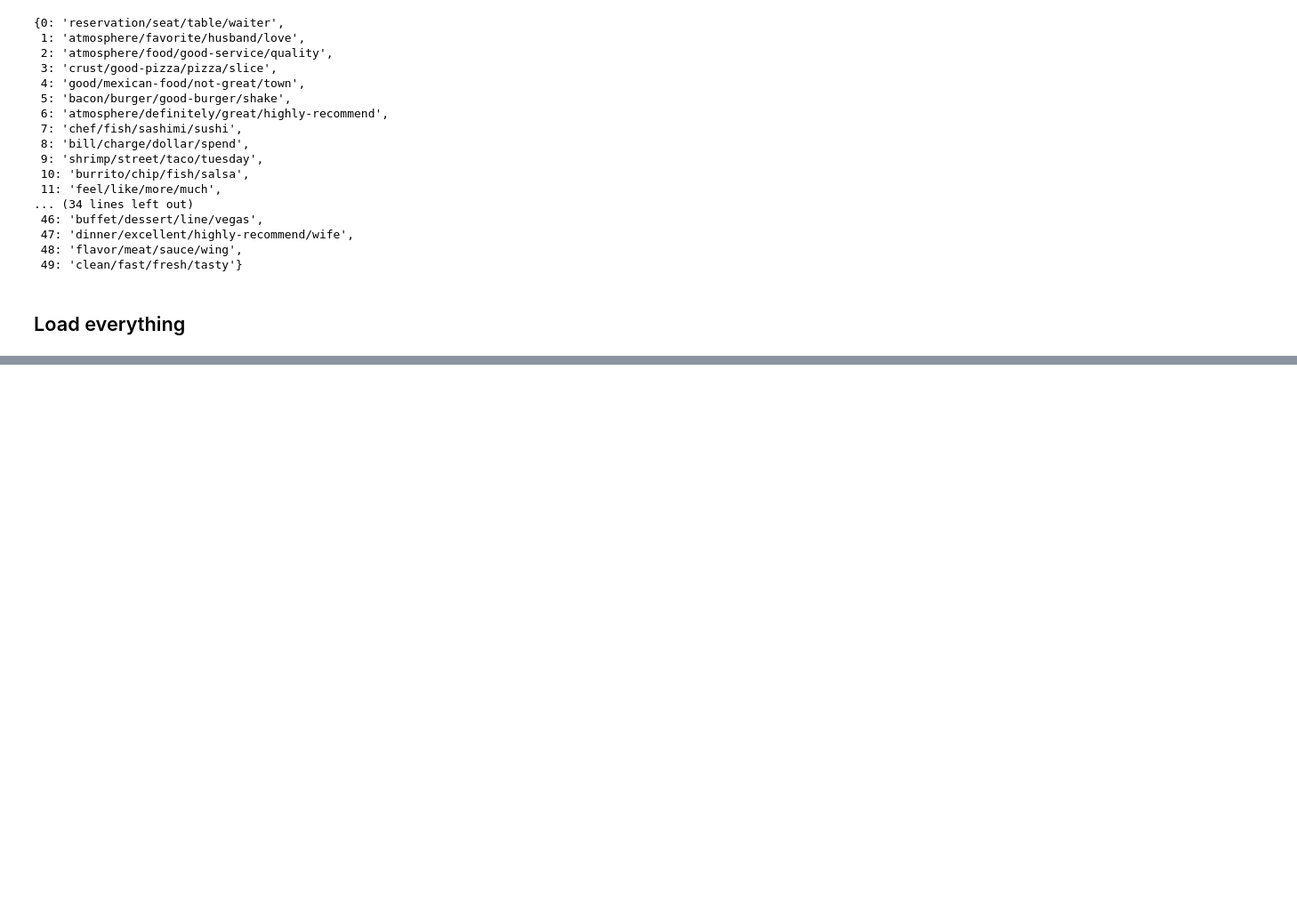
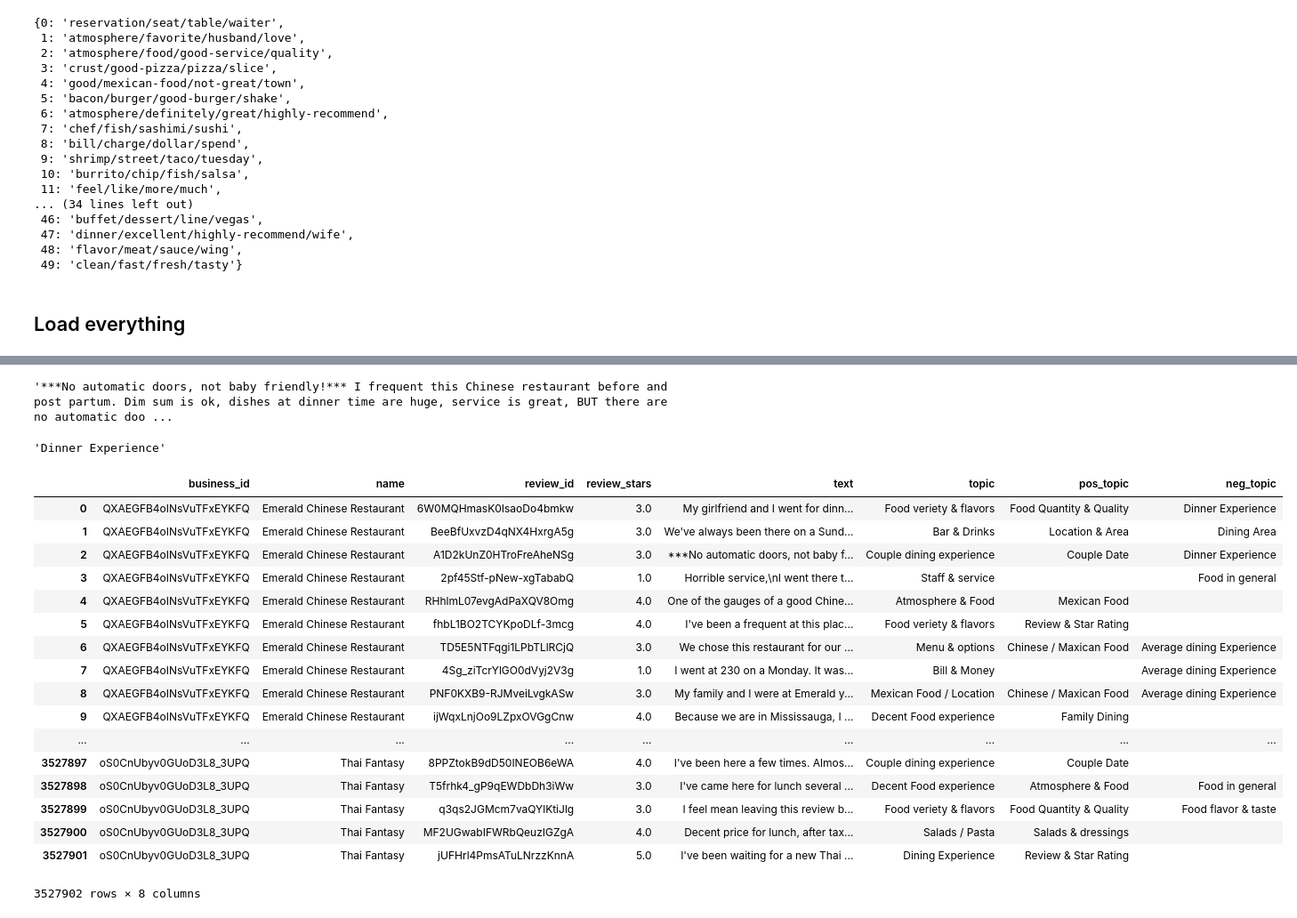
Before and after one commit to AsadBinImtiaz/CS410_UIUC, a Jupyter notebook: topic_mining.ipynb, the cells around one changed output, grey strips where cells are left out. Shown at 89% size. Saved outputs shown, nothing was run; the diff lists cells and outputs as text; code cells hidden in the pictures; blank space fills up the shorter version.

```diff
--- a/topic_mining.ipynb
+++ b/topic_mining.ipynb
@@ -484,0 +489,3 @@ text_neg = nmf_neg.transform(new_text_vec)
+# %%
+%%time
+pos_topic = list(itemgetter(*itemgetter(*([str(np.argmax(res)) for res in nmf_pos.transform(pvec)]))(pos_topic_map))(topic_desc_map))
@@ -484,0 +494,3 @@ text_neg = nmf_neg.transform(new_text_vec)
+# %%
+%%time
+neg_topic = list(itemgetter(*itemgetter(*([str(np.argmax(res)) for res in nmf_neg.transform(nvec)]))(neg_topic_map))(topic_desc_map))
@@ -484,0 +499,39 @@ text_neg = nmf_neg.transform(new_text_vec)
+# %%
+for index in range(len(review_file)):
+    if star[index]<3:
+        pos_topic[index]=''
+    if star[index]>3:
+        neg_topic[index]=''
+# %%
+review_topics['topic']     = txt_topic
+review_topics['pos_topic'] = pos_topic
+review_topics['neg_topic'] = neg_topic
+# %%
+review_topics.text.iloc[2]
+# %% [output]
+'***No automatic doors, not baby friendly!*** I frequent this Chinese restaurant before and post partum. Dim sum is ok, dishes at dinner time are huge, service is great, BUT there are no automatic doo ...
+# %%
+review_topics.neg_topic.iloc[2]
+# %% [output]
+'Dinner Experience'
+# %%
+review_topics
+# %% [output]
+|  | business_id | name | review_id | review_stars | text | topic | pos_topic | neg_topic |
+| 0 | QXAEGFB4oINsVuTFxEYKFQ | Emerald Chinese Restaurant | 6W0MQHmasK0IsaoDo4bmkw | 3.0 | My girlfriend and I went for dinn... | Food veriety & flavors | Food Quantity & Quality | Dinner Experience |
+| 1 | QXAEGFB4oINsVuTFxEYKFQ | Emerald Chinese Restaurant | BeeBfUxvzD4qNX4HxrgA5g | 3.0 | We've always been there on a Sund... | Bar & Drinks | Location & Area | Dining Area |
+| 2 | QXAEGFB4oINsVuTFxEYKFQ | Emerald Chinese Restaurant | A1D2kUnZ0HTroFreAheNSg | 3.0 | ***No automatic doors, not baby f... | Couple dining experience | Couple Date | Dinner Experience |
+| 3 | QXAEGFB4oINsVuTFxEYKFQ | Emerald Chinese Restaurant | 2pf45Stf-pNew-xgTababQ | 1.0 | Horrible service,\nI went there t... | Staff & service |  | Food in general |
+| 4 | QXAEGFB4oINsVuTFxEYKFQ | Emerald Chinese Restaurant | RHhlmL07evgAdPaXQV8Omg | 4.0 | One of the gauges of a good Chine... | Atmosphere & Food | Mexican Food |  |
+| 5 | QXAEGFB4oINsVuTFxEYKFQ | Emerald Chinese Restaurant | fhbL1BO2TCYKpoDLf-3mcg | 4.0 | I've been a frequent at this plac... | Food veriety & flavors | Review & Star Rating |  |
+| 6 | QXAEGFB4oINsVuTFxEYKFQ | Emerald Chinese Restaurant | TD5E5NTFqgi1LPbTLlRCjQ | 3.0 | We chose this restaurant for our ... | Menu & options | Chinese / Maxican Food | Average dining Experience |
+| 7 | QXAEGFB4oINsVuTFxEYKFQ | Emerald Chinese Restaurant | 4Sg_ziTcrYlGO0dVyj2V3g | 1.0 | I went at 230 on a Monday. It was... | Bill & Money |  | Average dining Experience |
+| 8 | QXAEGFB4oINsVuTFxEYKFQ | Emerald Chinese Restaurant | PNF0KXB9-RJMveiLvgkASw | 3.0 | My family and I were at Emerald y... | Mexican Food / Location | Chinese / Maxican Food | Average dining Experience |
+| 9 | QXAEGFB4oINsVuTFxEYKFQ | Emerald Chinese Restaurant | ijWqxLnjOo9LZpxOVGgCnw | 4.0 | Because we are in Mississauga, I ... | Decent Food experience | Family Dining |  |
+| ... | ... | ... | ... | ... | ... | ... | ... | ... |
+| 3527897 | oS0CnUbyv0GUoD3L8_3UPQ | Thai Fantasy | 8PPZtokB9dD50INEOB6eWA | 4.0 | I've been here a few times. Almos... | Couple dining experience | Couple Date |  |
+| 3527898 | oS0CnUbyv0GUoD3L8_3UPQ | Thai Fantasy | T5frhk4_gP9qEWDbDh3iWw | 3.0 | I've came here for lunch several ... | Decent Food experience | Atmosphere & Food | Food in general |
+| 3527899 | oS0CnUbyv0GUoD3L8_3UPQ | Thai Fantasy | q3qs2JGMcm7vaQYlKtiJlg | 3.0 | I feel mean leaving this review b... | Food veriety & flavors | Food Quantity & Quality | Food flavor & taste |
+| 3527900 | oS0CnUbyv0GUoD3L8_3UPQ | Thai Fantasy | MF2UGwabIFWRbQeuzIGZgA | 4.0 | Decent price for lunch, after tax... | Salads / Pasta | Salads & dressings |  |
+| 3527901 | oS0CnUbyv0GUoD3L8_3UPQ | Thai Fantasy | jUFHrl4PmsATuLNrzzKnnA | 5.0 | I've been waiting for a new Thai ... | Dining Experience | Review & Star Rating |  |
+3527902 rows × 8 columns
```
Also changed, not shown: parts of 30 cells of this notebook, 9 other files.
